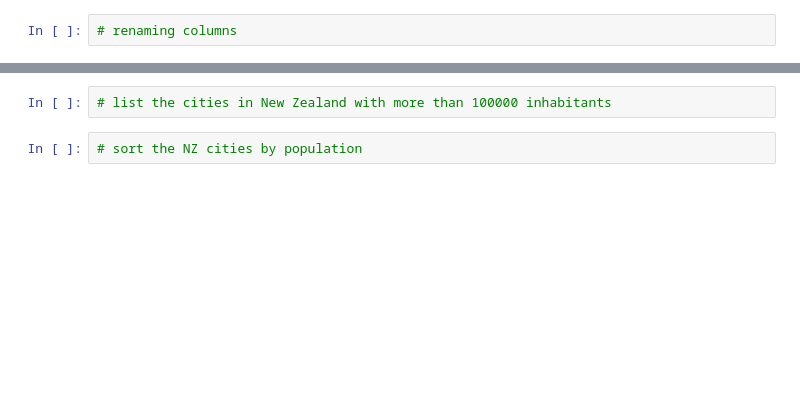
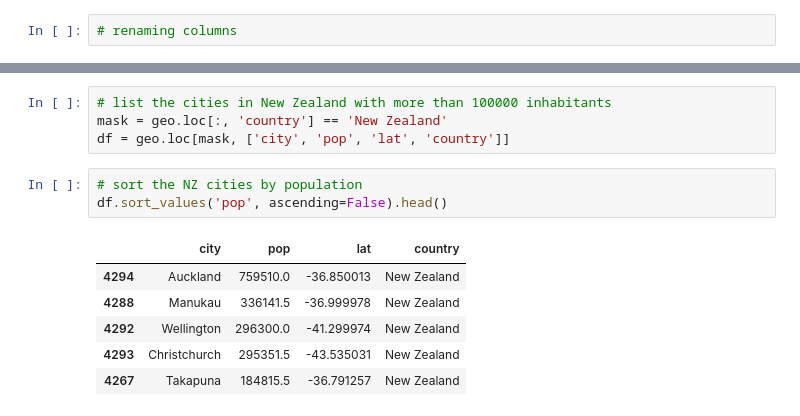
Before and after one commit to SMR3/swc-nov2016, a Jupyter notebook: pythonTutorial.ipynb, the cells around one changed output, grey strips where cells are left out. Cells and saved outputs as stored; diff of their text form; blank space fills up the shorter version.

```diff
--- a/pythonTutorial.ipynb
+++ b/pythonTutorial.ipynb
@@ -109,6 +208,16 @@ geo = pandas.read_csv('http://bit.ly/world_cities')
 # %%
 # list the cities in New Zealand with more than 100000 inhabitants
+mask = geo.loc[:, 'country'] == 'New Zealand'
+df = geo.loc[mask, ['city', 'pop', 'lat', 'country']]
 # %%
 # sort the NZ cities by population
+df.sort_values('pop', ascending=False).head()
+# %% [output]
+|  | city | pop | lat | country |
+| 4294 | Auckland | 759510.0 | -36.850013 | New Zealand |
+| 4288 | Manukau | 336141.5 | -36.999978 | New Zealand |
+| 4292 | Wellington | 296300.0 | -41.299974 | New Zealand |
+| 4293 | Christchurch | 295351.5 | -43.535031 | New Zealand |
+| 4267 | Takapuna | 184815.5 | -36.791257 | New Zealand |
 # %%
 # get all the cities named "London"
```
Also changed, not shown: parts of 27 cells of this notebook.
